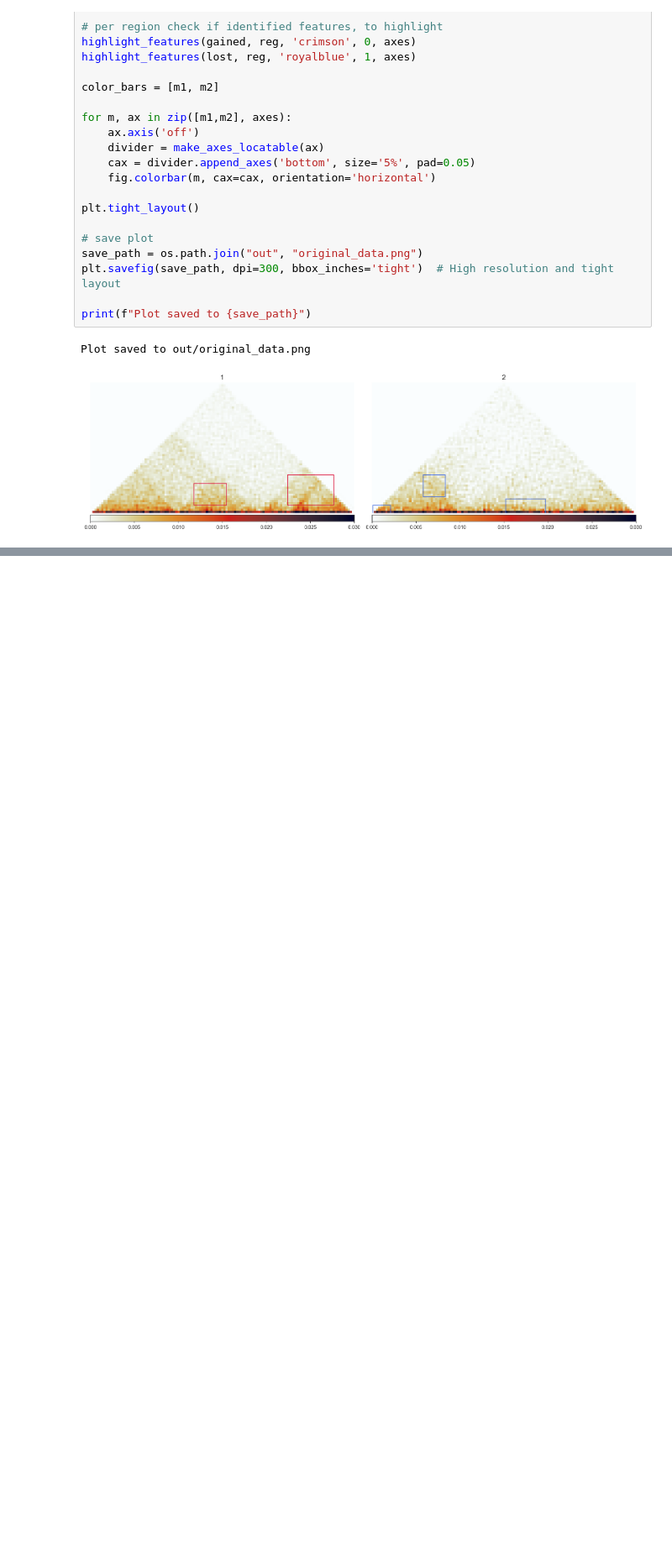
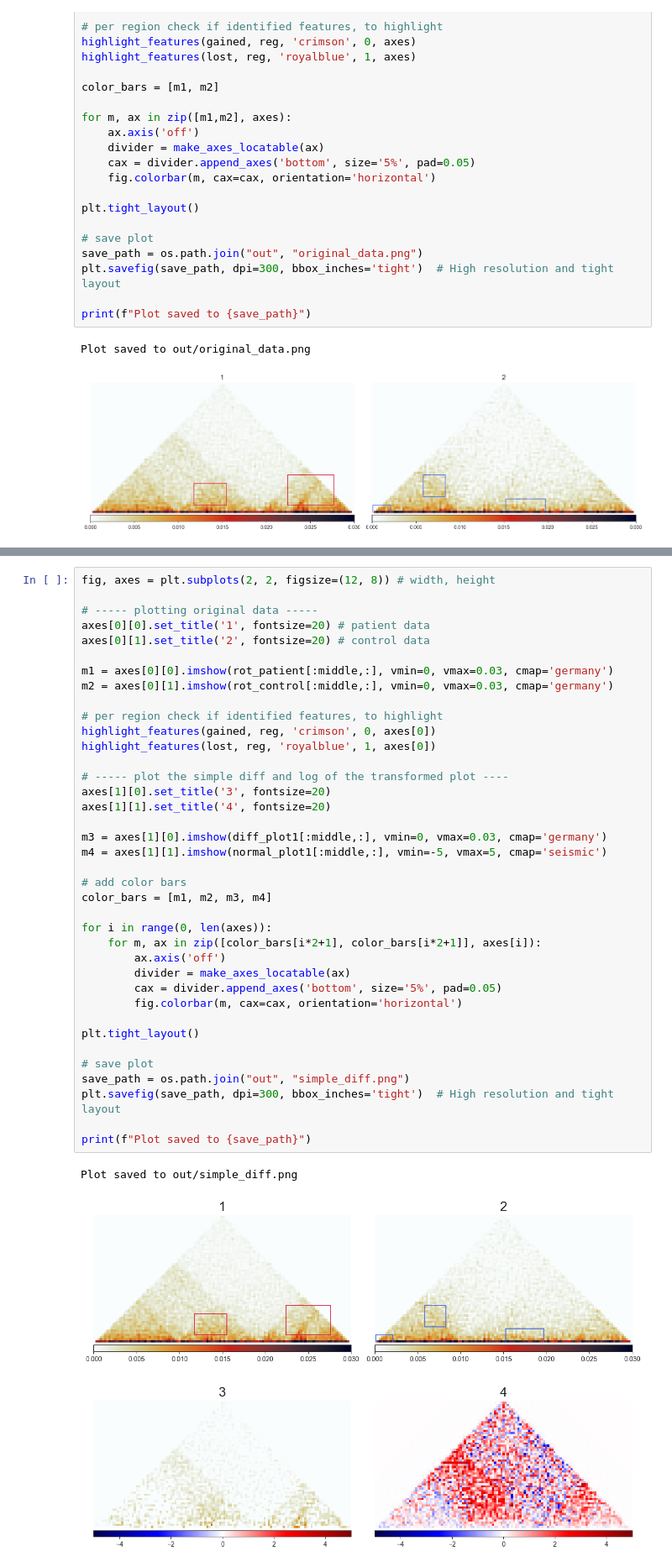
Before and after one commit to FardinHaque60/hic_compare_experiments, a Jupyter notebook: simple_diff/basic_diff.ipynb, the cells around one changed output, grey strips where cells are left out. Shown at 84% size. Drawn from its saved outputs; the diff is of its cells as text; blank space fills up the shorter version.

```diff
--- a/simple_diff/basic_diff.ipynb
+++ b/simple_diff/basic_diff.ipynb
@@ -205,0 +209,41 @@ Plot saved to out/simple_diff.png
+# %%
+fig, axes = plt.subplots(2, 2, figsize=(12, 8)) # width, height
+
+# ----- plotting original data -----
+axes[0][0].set_title('1', fontsize=20) # patient data
+axes[0][1].set_title('2', fontsize=20) # control data
+
+m1 = axes[0][0].imshow(rot_patient[:middle,:], vmin=0, vmax=0.03, cmap='germany')
+m2 = axes[0][1].imshow(rot_control[:middle,:], vmin=0, vmax=0.03, cmap='germany')
+
+# per region check if identified features, to highlight
+highlight_features(gained, reg, 'crimson', 0, axes[0])
+highlight_features(lost, reg, 'royalblue', 1, axes[0])
+
+# ----- plot the simple diff and log of the transformed plot ----
+axes[1][0].set_title('3', fontsize=20)
+axes[1][1].set_title('4', fontsize=20)
+
+m3 = axes[1][0].imshow(diff_plot1[:middle,:], vmin=0, vmax=0.03, cmap='germany')
+m4 = axes[1][1].imshow(normal_plot1[:middle,:], vmin=-5, vmax=5, cmap='seismic')
+
+# add color bars
+color_bars = [m1, m2, m3, m4]
+
+for i in range(0, len(axes)):
+    for m, ax in zip([color_bars[i*2+1], color_bars[i*2+1]], axes[i]):
+        ax.axis('off')
+        divider = make_axes_locatable(ax)
+        cax = divider.append_axes('bottom', size='5%', pad=0.05)
+        fig.colorbar(m, cax=cax, orientation='horizontal')
+
+plt.tight_layout()
+
+# save plot
+save_path = os.path.join("out", "simple_diff.png")
+plt.savefig(save_path, dpi=300, bbox_inches='tight')  # High resolution and tight layout
+
+print(f"Plot saved to {save_path}")
+# %% [output]
+Plot saved to out/simple_diff.png
+[figure, added]
```
Also changed, not shown: parts of 2 cells of this notebook, 8 other files.
